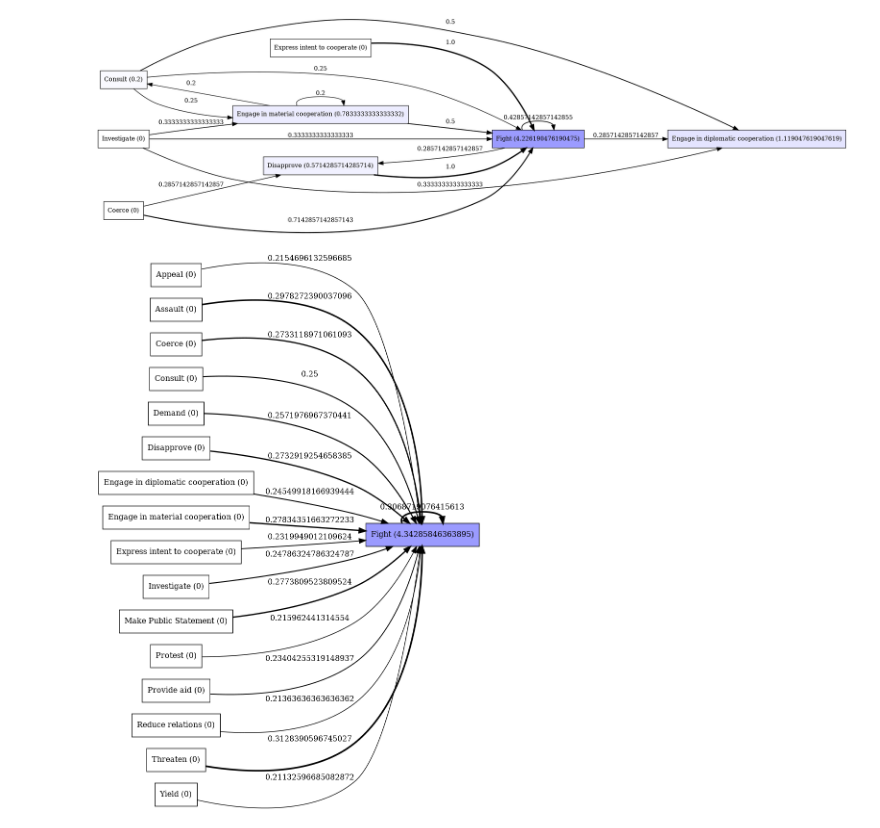
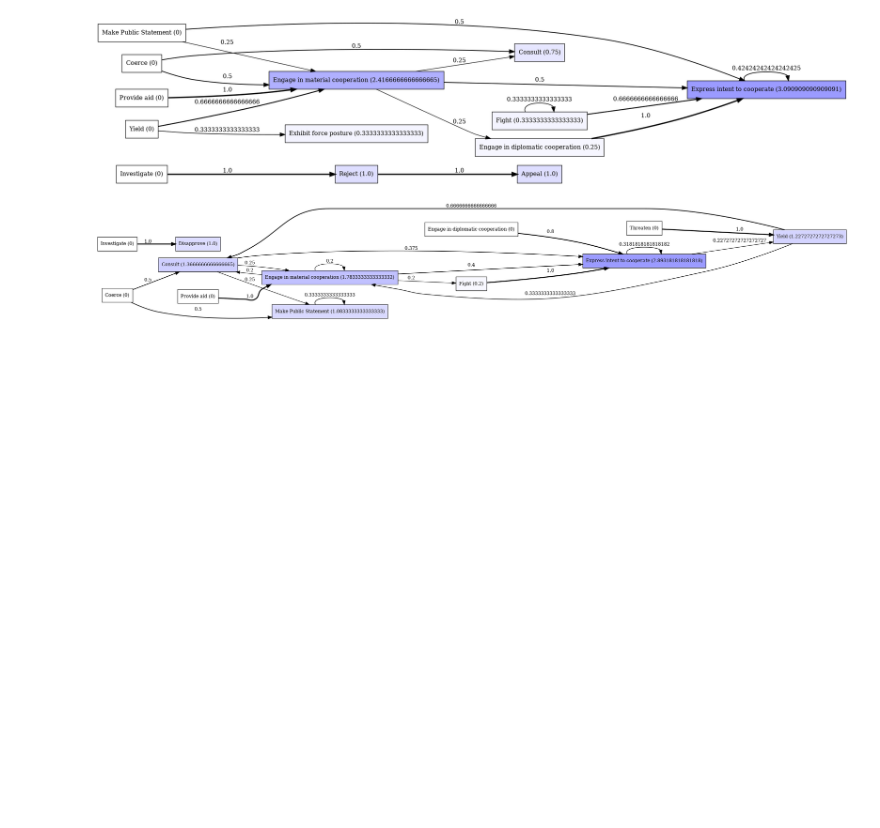
Before and after one commit to sashamorecode/Geopolitics-Process-Mining, a Jupyter notebook: ProcMingNotebookTest.ipynb, the cells around one changed output. Saved outputs shown, nothing was run; the diff lists cells and outputs as text; code cells hidden in the pictures; blank space fills up the shorter version.

```diff
--- a/ProcMingNotebookTest.ipynb
+++ b/ProcMingNotebookTest.ipynb
@@ -155,11 +155,12 @@ def get_action_reaction_graph(unprocessed_event_log, daysFollow, source_country,
             while i < len(action_sorted_trace):
                 act1 = action_sorted_trace[i][activity_key]
                 tc1 = action_sorted_trace[i][timestamp_key]
-                j = i + 1
+                #gotta set j to 0 becuse we not ont he same trace anymore
+                j = 0
                 while j < len(reaction_sorted_trace):
                     ts2 = reaction_sorted_trace[j][timestamp_key]
                     act2 = reaction_sorted_trace[j][activity_key]
-                    if ts2 - tc1 <= time_threshold and ts2 > tc1:
+                    if ts2 <= tc1 + time_threshold and ts2 > tc1:
                         tup = (act1, act2)
                         if tup not in ret_dict:
                             ret_dict[tup] = 0
@@ -188,7 +189,6 @@ def get_eventually_follows_in_days_graph(event_log, daysFollow):
     start_timestamp_key = exec_utils.get_param_value(Parameters.START_TIMESTAMP_KEY, parameters, xes_constants.DEFAULT_TIMESTAMP_KEY)
     keep_first_following = exec_utils.get_param_value(Parameters.KEEP_FIRST_FOLLOWING, parameters, False)
     time_threshold = pandas.Timedelta(days=daysFollow)
-
     for trace in event_log:
         sorted_trace = sorting.sort_timestamp_trace(trace, start_timestamp_key)
         i = 0
@@ -306,8 +306,8 @@ unprocessed_event_log = import_csv(dataPath)
 #efg_ar = minthreshold_dfg(efg_ar, 0.)
 #pm4py.view_dfg(efg_ar, start_activities=None, end_activities=None, format='png')
 
-efg_ar_I = get_action_reaction_graph(unprocessed_event_log, daysFollow=20, source_country="ISR", target_country="PSE")
-efg_ar_P = get_action_reaction_graph(unprocessed_event_log, daysFollow=20, source_country="PSE", target_country="ISR")
+efg_ar_I = get_action_reaction_graph(unprocessed_event_log, daysFollow=20, source_country="USA", target_country="NOR")
+efg_ar_P = get_action_reaction_graph(unprocessed_event_log, daysFollow=20, source_country="NOR", target_country="USA")
 # %% [output]
 A value is trying to be set on a copy of a slice from a DataFrame.
 Try using .loc[row_indexer,col_indexer] = value instead
@@ -388,15 +388,15 @@ End activities: {'Express intent to cooperate': 1}
 # %%
 efgs_dirty = [efg_ar_I, efg_ar_P]
 efgs_clean = []
 for efg in efgs_dirty:
     efg = normalize_dfg_to(efg, normalize_to="source")
     efg = minthreshold_dfg(efg, 0.2)
     efgs_clean.append(efg)
     pm4py.view_dfg(efg, start_activities=None, end_activities=None, format='png')
 
-efg_ar_merge = merge_action_reaction_graphs(efgs_clean[0], efgs_clean[1], "isreal", "palenstine")
+efg_ar_merge = merge_action_reaction_graphs(efgs_clean[0], efgs_clean[1], "usa", "nor")
 
 pm4py.view_dfg(efg_ar_merge, start_activities=None, end_activities=None, format='png')
 # %% [output]
-[figure, old version]
+[figure, new version]
-[figure, old version]
+[figure, new version]
```
Also changed, not shown: parts of 2 cells of this notebook, 1 other file.
